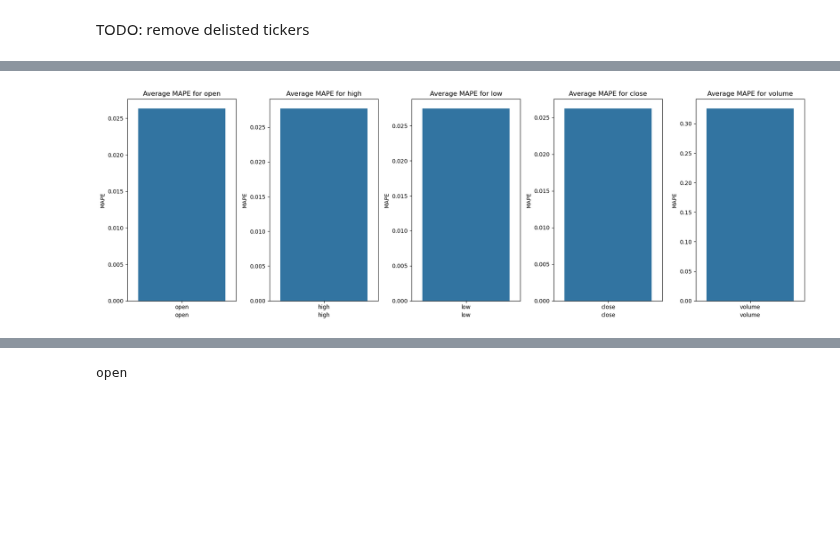
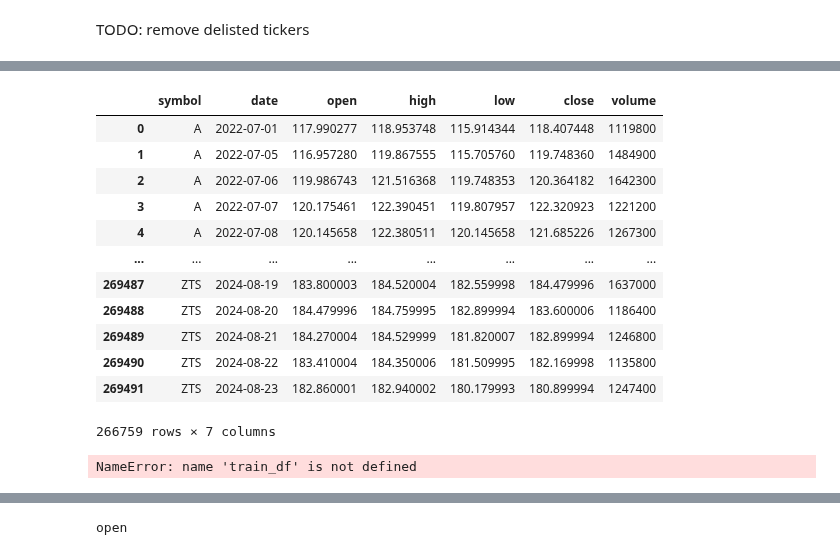
Before and after one commit to mayushii21/market-dashboard, a Jupyter notebook: archive/prophet.ipynb, the cells around one changed output, grey strips where cells are left out. Drawn from its saved outputs; the diff is of its cells as text; code cells hidden in the pictures; blank space fills up the shorter version.

```diff
--- a/archive/prophet.ipynb
+++ b/archive/prophet.ipynb
@@ -43,10 +53,25 @@ Name: count, dtype: int64
 # %%
 def filter_symbols_with_max_dates(df):
     value_counts = df['symbol'].value_counts()
 
-    # Filter the DataFrame to keep only symbols with the maximum count
-    symbols_with_max_dates = value_counts[value_counts == value_counts.max()].index
+    # Filter the DataFrame to keep only symbols lagging behind the max by at most 5 days
+    symbols_with_max_dates = value_counts[value_counts >= value_counts.max()-5].index
     filtered_df = df[df['symbol'].isin(symbols_with_max_dates)]
     return filtered_df
 
 data = filter_symbols_with_max_dates(data)
+data
+# %% [output]
+|  | symbol | date | open | high | low | close | volume |
+| 0 | A | 2022-07-01 | 117.990277 | 118.953748 | 115.914344 | 118.407448 | 1119800 |
+| 1 | A | 2022-07-05 | 116.957280 | 119.867555 | 115.705760 | 119.748360 | 1484900 |
+| 2 | A | 2022-07-06 | 119.986743 | 121.516368 | 119.748353 | 120.364182 | 1642300 |
+| 3 | A | 2022-07-07 | 120.175461 | 122.390451 | 119.807957 | 122.320923 | 1221200 |
+| 4 | A | 2022-07-08 | 120.145658 | 122.380511 | 120.145658 | 121.685226 | 1267300 |
+| ... | ... | ... | ... | ... | ... | ... | ... |
+| 269487 | ZTS | 2024-08-19 | 183.800003 | 184.520004 | 182.559998 | 184.479996 | 1637000 |
+| 269488 | ZTS | 2024-08-20 | 184.479996 | 184.759995 | 182.899994 | 183.600006 | 1186400 |
+| 269489 | ZTS | 2024-08-21 | 184.270004 | 184.529999 | 181.820007 | 182.899994 | 1246800 |
+| 269490 | ZTS | 2024-08-22 | 183.410004 | 184.350006 | 181.509995 | 182.169998 | 1135800 |
+| 269491 | ZTS | 2024-08-23 | 182.860001 | 182.940002 | 180.179993 | 180.899994 | 1247400 |
+266759 rows × 7 columns
@@ -107,6 +182,7 @@ for symbol in symbols:
             test_symbol_data[column].values, predictions["yhat"]
         )
         average_mape[column].append(mape)
+    break
 
 # Calculate the average and standard deviation for each column
 average_scores = {
@@ -134,5 +210,6 @@ for idx, (column, scores) in enumerate(average_scores.items()):
 
 plt.tight_layout()
 plt.show()
+average_scores
 # %% [output]
-[figure, removed]
+NameError: name 'train_df' is not defined
```
Also changed, not shown: parts of 14 cells of this notebook.
